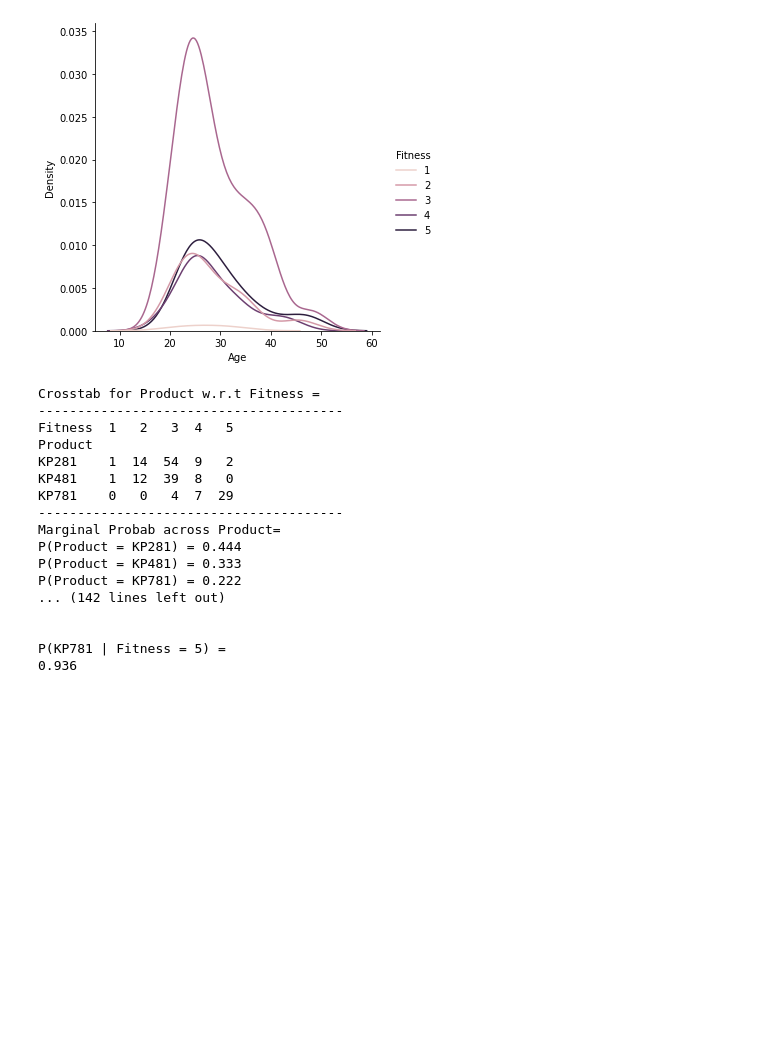
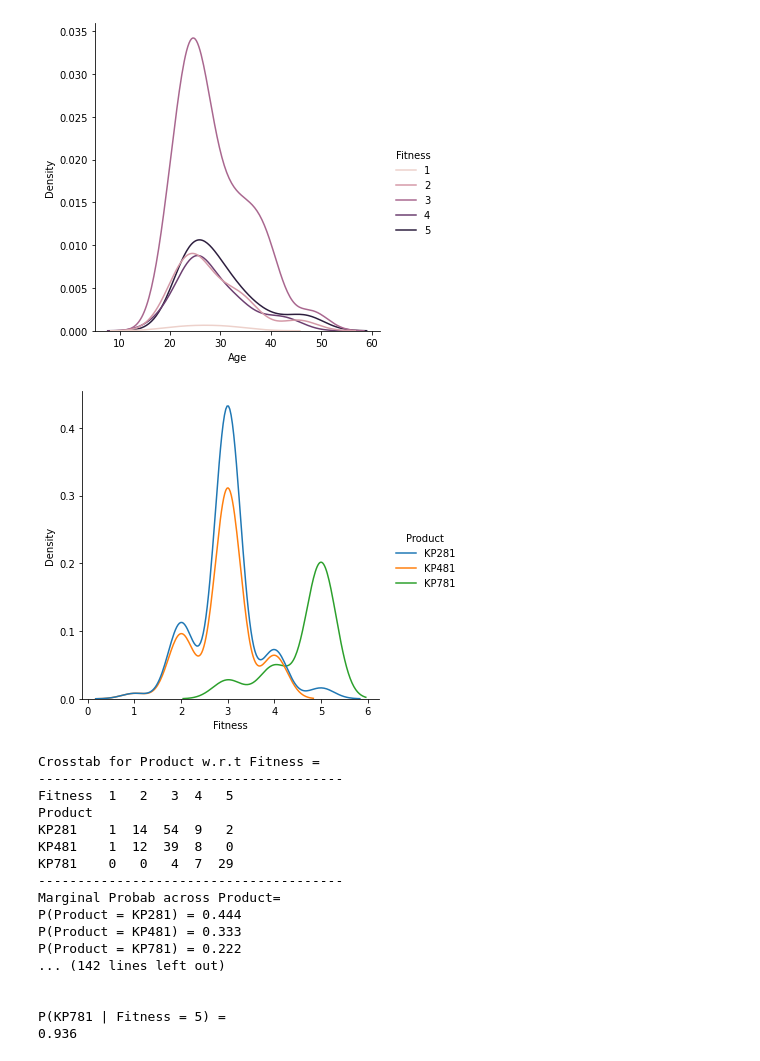
Before and after one commit to trehansalil/treadmill_case_study, a Jupyter notebook: treadmill_data_analysis.ipynb, the cells around one changed output. Drawn from its saved outputs; the diff is of its cells as text; code cells hidden in the pictures; blank space fills up the shorter version.

```diff
--- a/treadmill_data_analysis.ipynb
+++ b/treadmill_data_analysis.ipynb
@@ -539,6 +669,13 @@ sns.displot(x=data['Age'], hue = data['Fitness'], kind='kde')
 plt.show()
 # %% [output]
 [figure]
+# %%
+data = df.loc[:, :]
+
+sns.displot(x=data['Fitness'], hue = data['Product'], kind='kde')
+plt.show()
+# %% [output]
+[figure, added]
 # %%
 
 cat_analysis(agg_var='Product', cat='Fitness')
```
Also changed, not shown: parts of 20 cells of this notebook.
